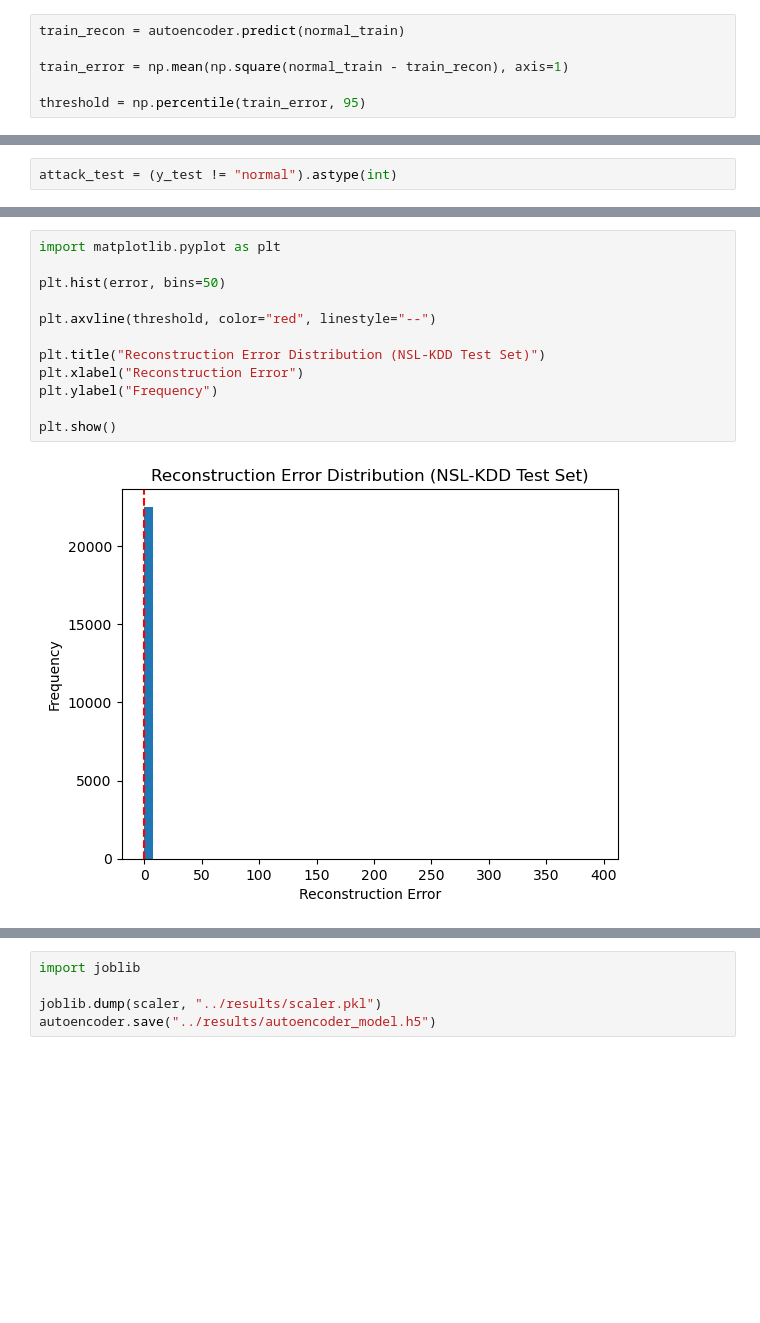
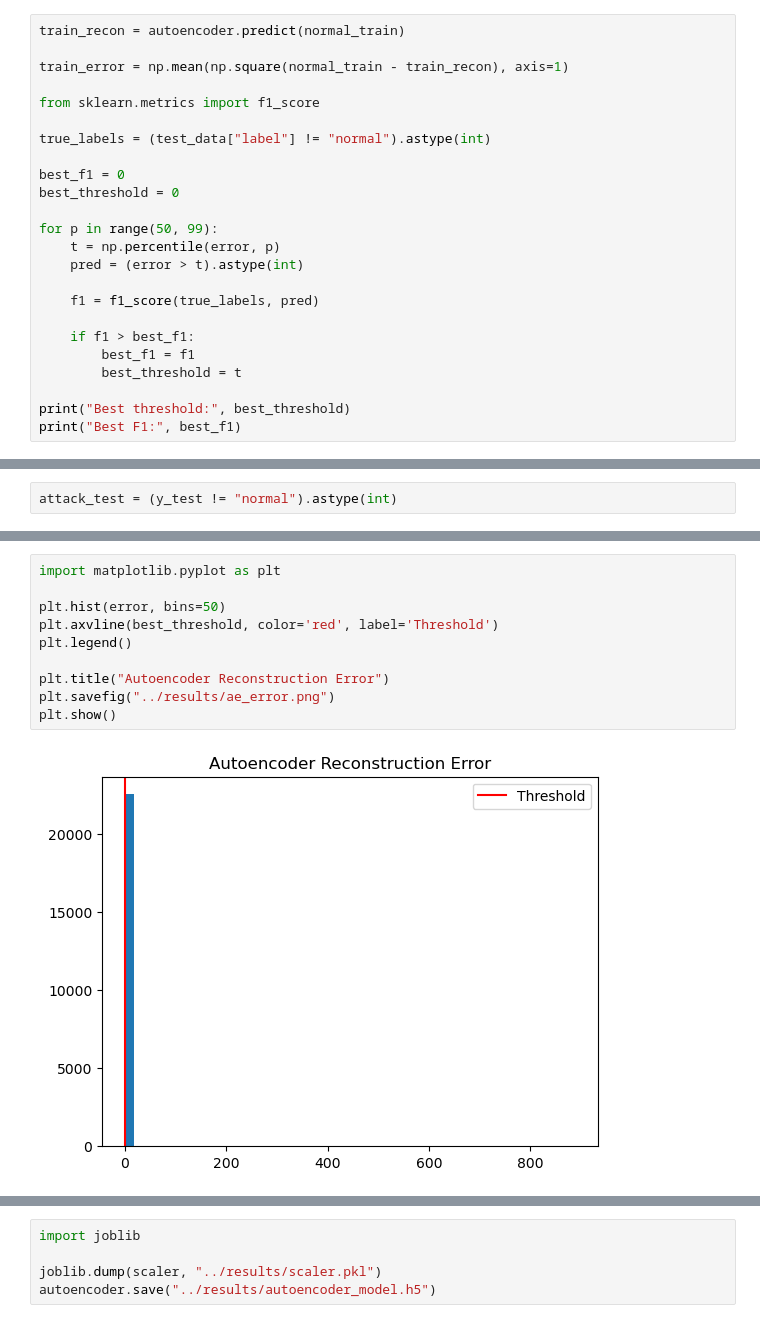
Before and after one commit to Jenish045/network-anomaly-detection, a Jupyter notebook: notebooks/04_autoencoder.ipynb, the cells around one changed output, grey strips where cells are left out. Saved outputs shown, nothing was run; the diff lists cells and outputs as text; blank space fills up the shorter version.

```diff
--- a/notebooks/04_autoencoder.ipynb
+++ b/notebooks/04_autoencoder.ipynb
@@ -71,5 +71,23 @@ train_recon = autoencoder.predict(normal_train)
 
 train_error = np.mean(np.square(normal_train - train_recon), axis=1)
 
-threshold = np.percentile(train_error, 95)
+from sklearn.metrics import f1_score
+
+true_labels = (test_data["label"] != "normal").astype(int)
+
+best_f1 = 0
+best_threshold = 0
+
+for p in range(50, 99):
+    t = np.percentile(error, p)
+    pred = (error > t).astype(int)
+
+    f1 = f1_score(true_labels, pred)
+
+    if f1 > best_f1:
+        best_f1 = f1
+        best_threshold = t
+
+print("Best threshold:", best_threshold)
+print("Best F1:", best_f1)
 # %% [output]
@@ -94,14 +140,12 @@ weighted avg       0.88      0.86      0.86     22544
 # %%
 import matplotlib.pyplot as plt
 
 plt.hist(error, bins=50)
+plt.axvline(best_threshold, color='red', label='Threshold')
+plt.legend()
 
-plt.axvline(threshold, color="red", linestyle="--")
-
-plt.title("Reconstruction Error Distribution (NSL-KDD Test Set)")
-plt.xlabel("Reconstruction Error")
-plt.ylabel("Frequency")
-
+plt.title("Autoencoder Reconstruction Error")
+plt.savefig("../results/ae_error.png")
 plt.show()
 # %% [output]
-[figure, old version]
+[figure, new version]
```
Also changed, not shown: parts of 10 cells of this notebook, 8 other files.
